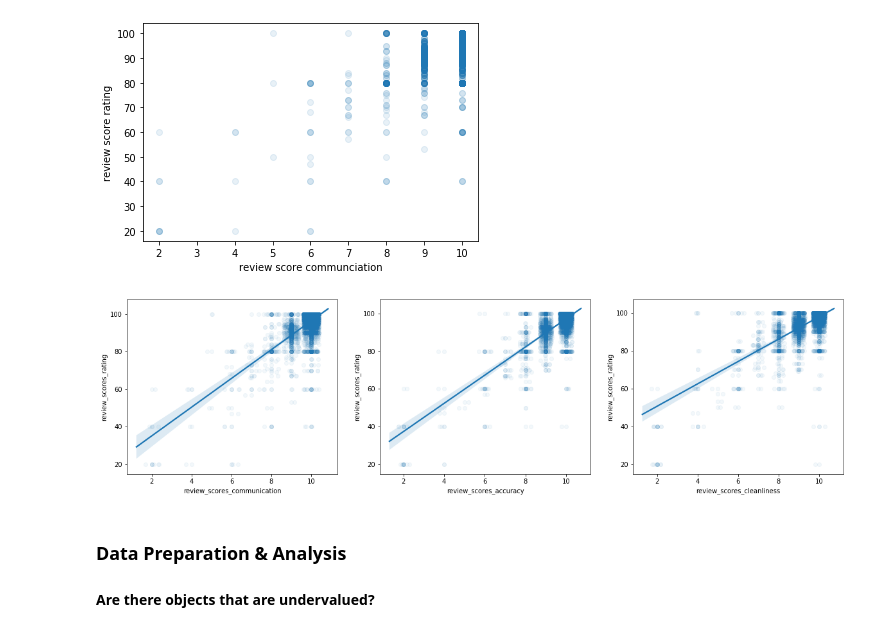
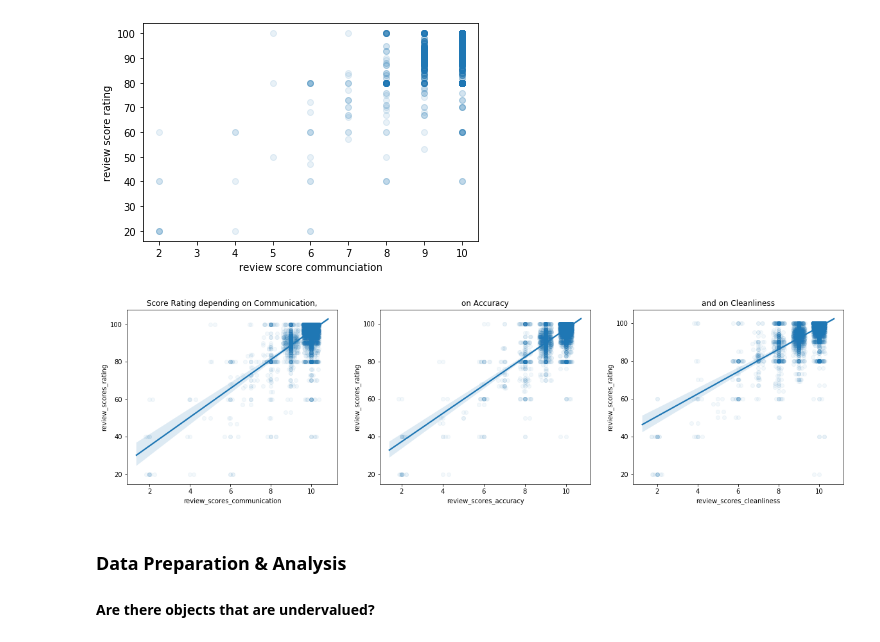
Before and after one commit to chrisdiss/airbnb-munich, a Jupyter notebook: Airbnb - Munich.ipynb, the cells around one changed output. Saved outputs shown, nothing was run; the diff lists cells and outputs as text; code cells hidden in the pictures.

```diff
--- a/Airbnb - Munich.ipynb
+++ b/Airbnb - Munich.ipynb
@@ -1118,21 +1129,26 @@ plt.xlabel('review score communciation');
 # %%
 plt.figure(figsize = [20, 5])
 base_color = sns.color_palette()[0]
 
+plt.title('Score Rating depending on Communication,')
 plt.subplot(1, 3, 1)
+plt.title('Score Rating depending on Communication,')
+
 sns.regplot(data = df_new, x = 'review_scores_communication', y = 'review_scores_rating', truncate=False, x_jitter=0.4, scatter_kws={'alpha':1/20});
 plt.scatter(data = df_new, x = 'review_scores_communication', y = 'review_scores_rating', alpha=1/20);
 
 plt.subplot(1, 3, 2)
+plt.title('on Accuracy')
 sns.regplot(data = df_new, x = 'review_scores_accuracy', y = 'review_scores_rating', truncate=False, x_jitter=0.3, scatter_kws={'alpha':1/20});
 plt.scatter(data = df_new, x = 'review_scores_accuracy', y = 'review_scores_rating', alpha=1/20);
 
 
 plt.subplot(1, 3, 3)
+plt.title('and on Cleanliness')
 sns.regplot(data = df_new, x = 'review_scores_cleanliness', y = 'review_scores_rating', truncate=False, x_jitter=0.3, scatter_kws={'alpha':1/20});
 plt.scatter(data = df_new, x = 'review_scores_cleanliness', y = 'review_scores_rating', alpha=1/20);
 # %% [output]
-[figure, old version]
+[figure, new version]
 # %% [markdown]
 ### Data Preparation & Analysis ###
 #### Are there objects that are undervalued? ####
```
Also changed, not shown: parts of 8 cells of this notebook.
